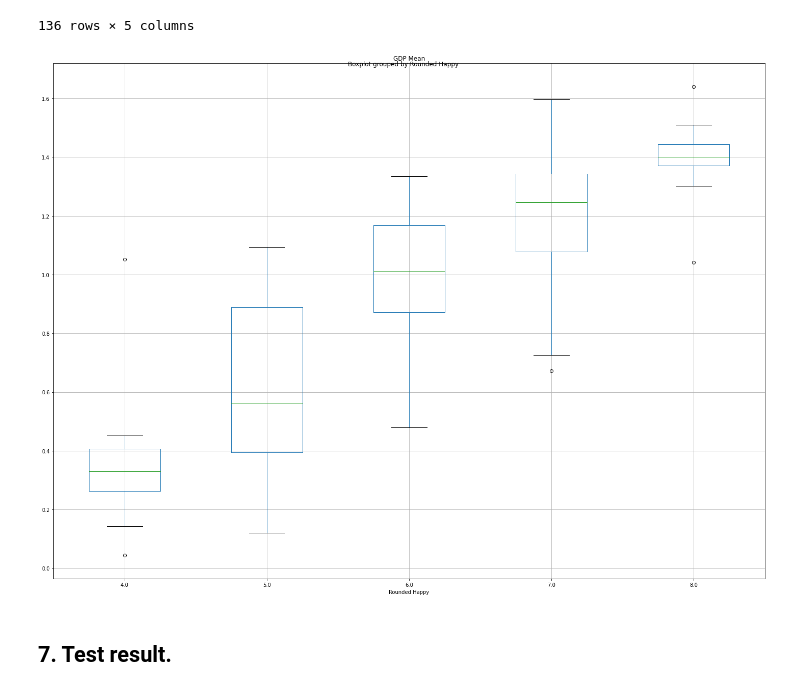
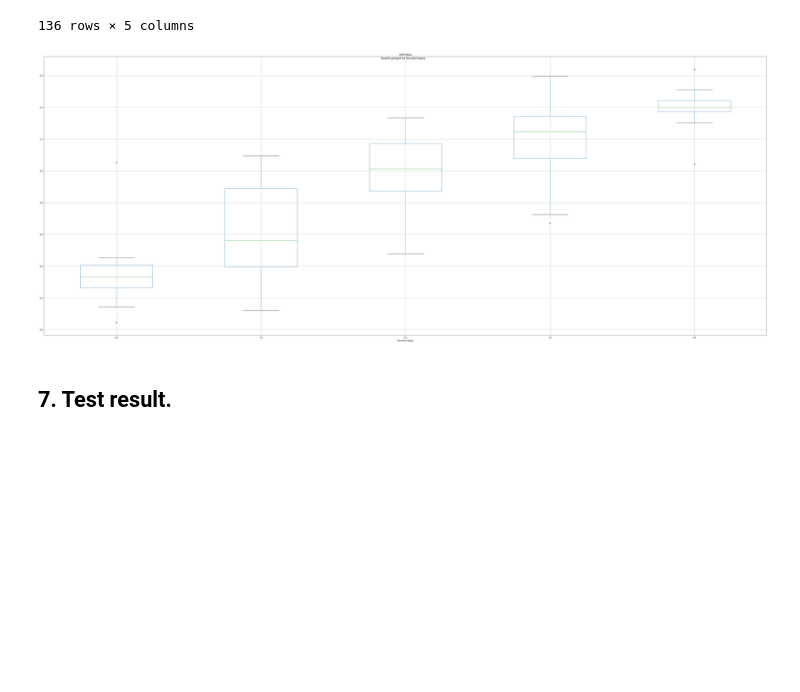
Before and after one commit to matteo005/Happiness_Project, a Jupyter notebook: nks_gdp_analysis.ipynb, the cells around one changed output. Saved outputs shown, nothing was run; the diff lists cells and outputs as text; code cells hidden in the pictures; blank space fills up the shorter version.

```diff
--- a/nks_gdp_analysis.ipynb
+++ b/nks_gdp_analysis.ipynb
@@ -319,11 +319,11 @@ new_rounded_df
 | 135 | Togo | Sub-Saharan Africa | 3.716457 | 0.264496 | 4.0 |
 136 rows × 5 columns
 # %%
-new_rounded_df.boxplot("GDP Mean", by="Rounded Happy", figsize=(20, 15))
+new_rounded_df.boxplot("GDP Mean", by="Rounded Happy", figsize=(50, 20))
 
 plt.tight_layout()
 # %% [output]
-[figure, old version]
+[figure, new version]
 # %% [markdown]
 ## 7. Test result.
 # %%
```
